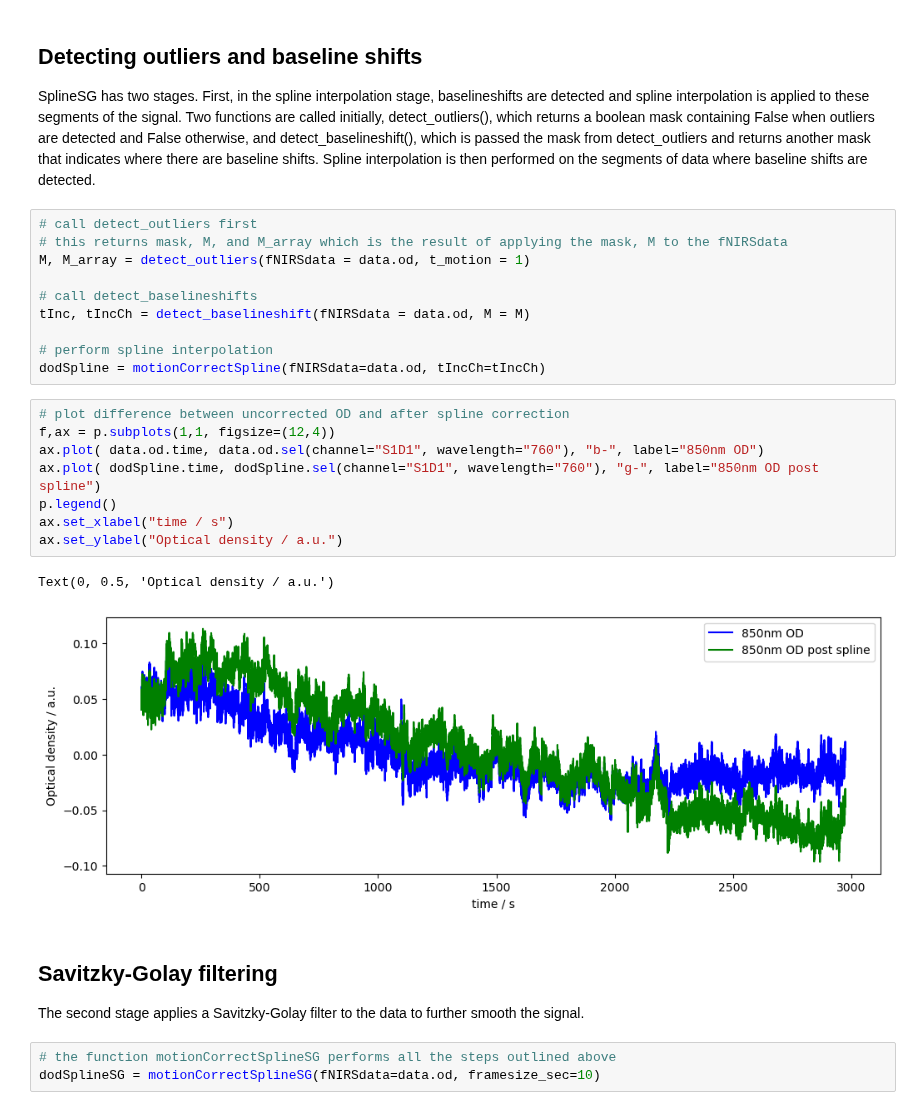
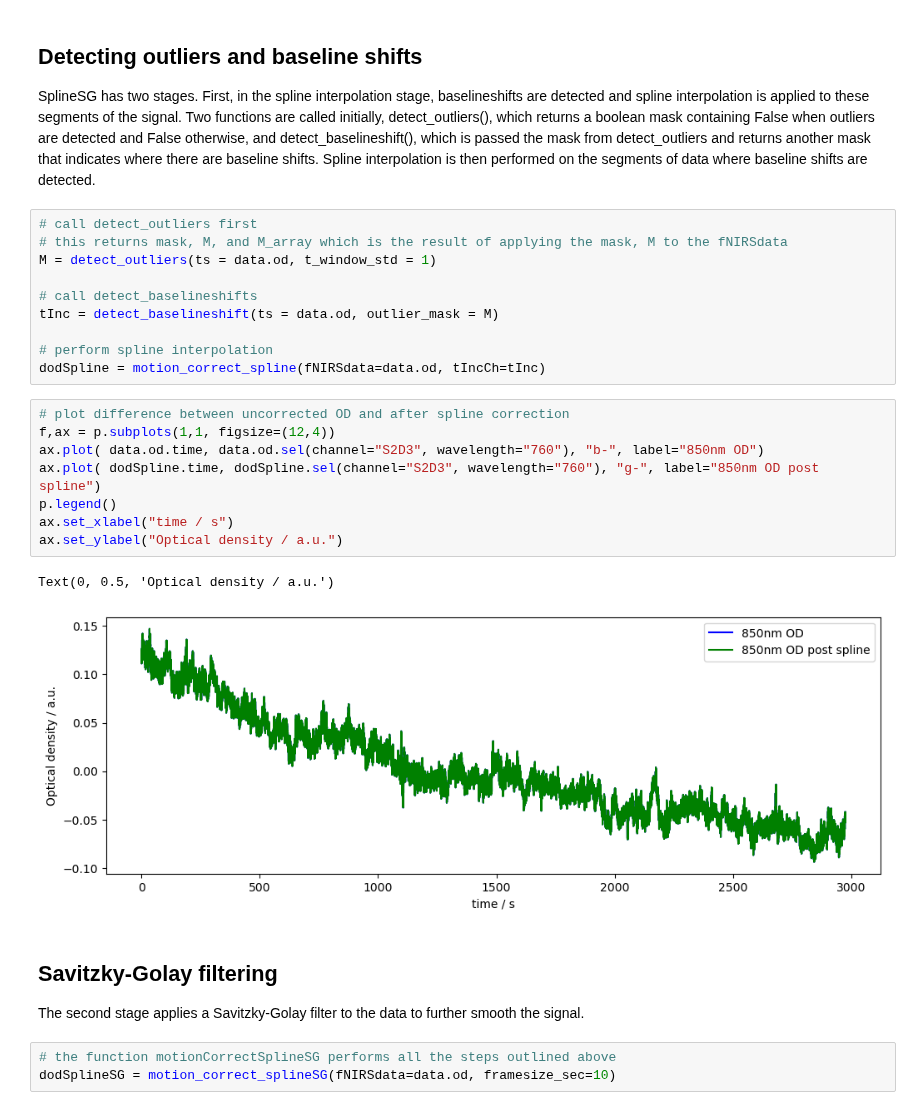
Before and after one commit to ibs-lab/cedalion, a Jupyter notebook: examples/splineSG_motion_correct.ipynb, the cells around one changed output. Drawn from its saved outputs; the diff is of its cells as text.

```diff
--- a/examples/splineSG_motion_correct.ipynb
+++ b/examples/splineSG_motion_correct.ipynb
@@ -48,31 +48,31 @@ SplineSG has two stages. First, in the spline interpolation stage, baselineshift
 # %%
 # call detect_outliers first
 # this returns mask, M, and M_array which is the result of applying the mask, M to the fNIRSdata
-M, M_array = detect_outliers(fNIRSdata = data.od, t_motion = 1)
+M = detect_outliers(ts = data.od, t_window_std = 1)
 
 # call detect_baselineshifts
-tInc, tIncCh = detect_baselineshift(fNIRSdata = data.od, M = M)
+tInc = detect_baselineshift(ts = data.od, outlier_mask = M)
 
 # perform spline interpolation
-dodSpline = motionCorrectSpline(fNIRSdata=data.od, tIncCh=tIncCh)
+dodSpline = motion_correct_spline(fNIRSdata=data.od, tIncCh=tInc)
 # %%
 # plot difference between uncorrected OD and after spline correction
 f,ax = p.subplots(1,1, figsize=(12,4))
-ax.plot( data.od.time, data.od.sel(channel="S1D1", wavelength="760"), "b-", label="850nm OD")
-ax.plot( dodSpline.time, dodSpline.sel(channel="S1D1", wavelength="760"), "g-", label="850nm OD post spline")
+ax.plot( data.od.time, data.od.sel(channel="S2D3", wavelength="760"), "b-", label="850nm OD")
+ax.plot( dodSpline.time, dodSpline.sel(channel="S2D3", wavelength="760"), "g-", label="850nm OD post spline")
 p.legend()
 ax.set_xlabel("time / s")
 ax.set_ylabel("Optical density / a.u.")
 # %% [output]
 Text(0, 0.5, 'Optical density / a.u.')
-[figure, old version]
+[figure, new version]
 # %% [markdown]
 ## Savitzky-Golay filtering
 
 The second stage applies a Savitzky-Golay filter to the data to further smooth the signal.
 # %%
 # the function motionCorrectSplineSG performs all the steps outlined above
-dodSplineSG = motionCorrectSplineSG(fNIRSdata=data.od, framesize_sec=10)
+dodSplineSG = motion_correct_splineSG(fNIRSdata=data.od, framesize_sec=10)
 # %%
 # plot uncorrected data vs after splineSG motion correction
 f,ax = p.subplots(1,1, figsize=(12,4))
```
Also changed, not shown: parts of 3 cells of this notebook, 2 other files.
